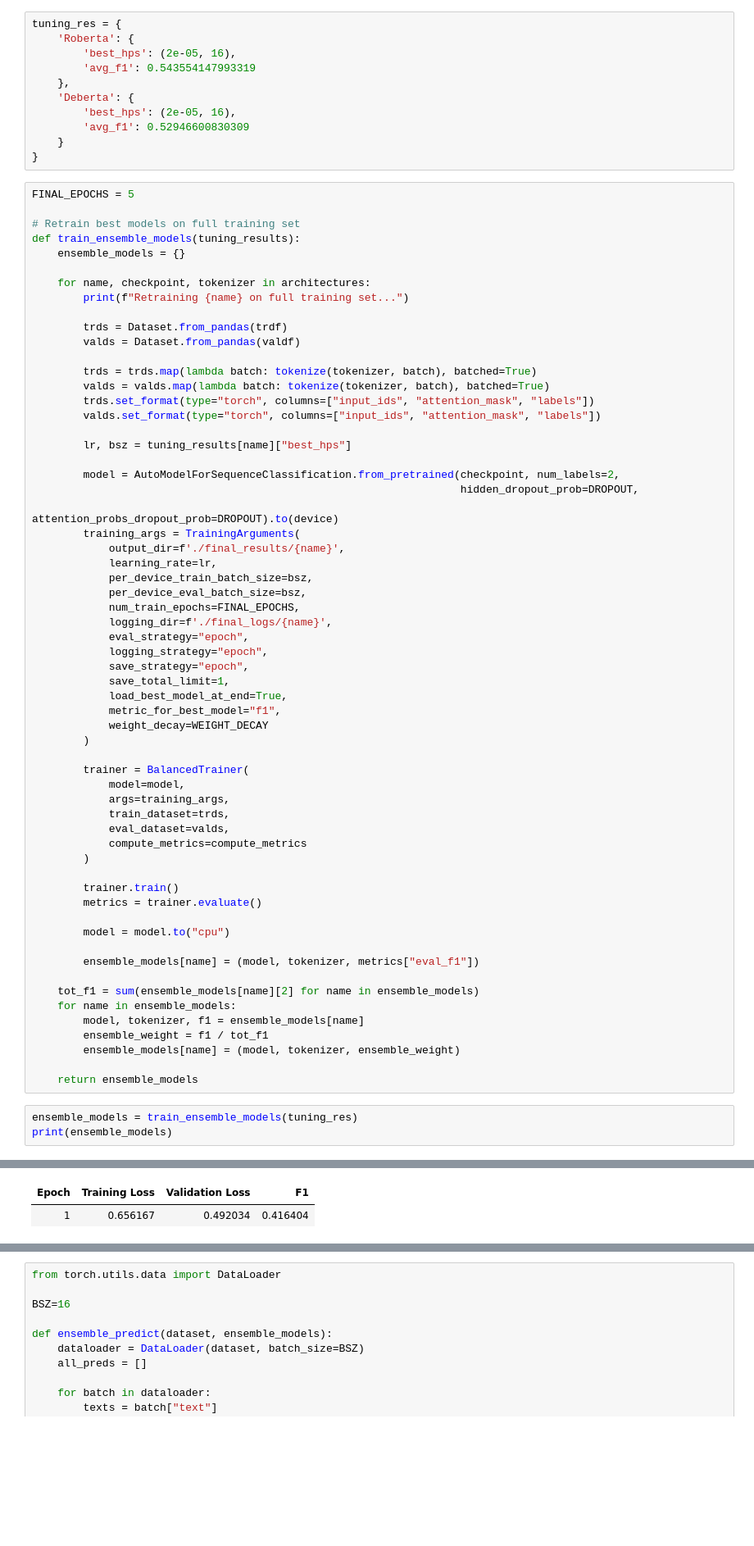
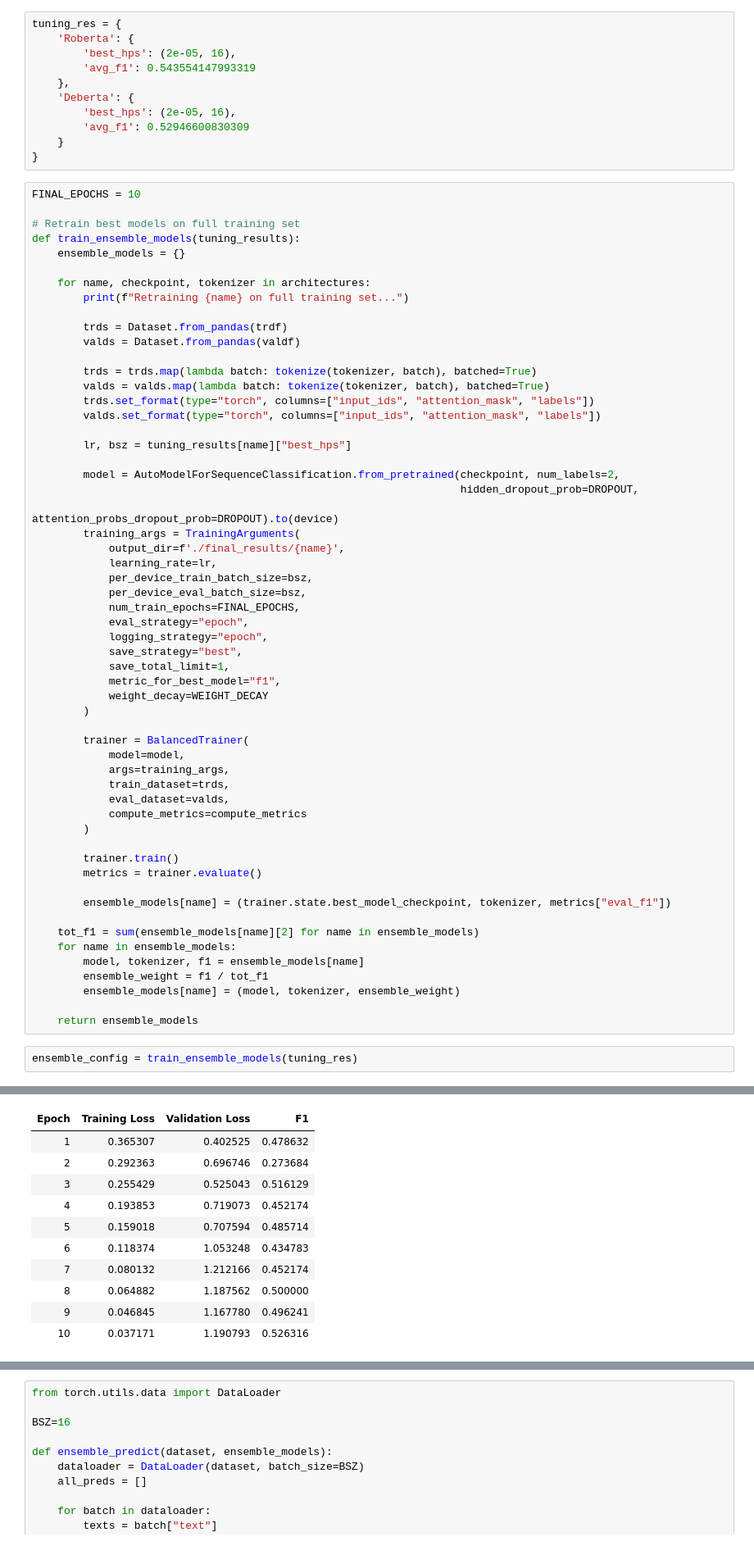
Before and after one commit to matthewalex4/nlp-cw, a Jupyter notebook: main.ipynb, the cells around one changed output, grey strips where cells are left out. Shown at 82% size. Drawn from its saved outputs; the diff is of its cells as text; blank space fills up the shorter version.

```diff
--- a/main.ipynb
+++ b/main.ipynb
@@ -352,7 +403,7 @@ tuning_res = {
     }
 }
 # %%
-FINAL_EPOCHS = 5
+FINAL_EPOCHS = 10
 
 # Retrain best models on full training set
 def train_ensemble_models(tuning_results):
@@ -380,12 +431,10 @@ def train_ensemble_models(tuning_results):
             per_device_train_batch_size=bsz,
             per_device_eval_batch_size=bsz,
             num_train_epochs=FINAL_EPOCHS,
-            logging_dir=f'./final_logs/{name}',
             eval_strategy="epoch",
             logging_strategy="epoch",
-            save_strategy="epoch",
+            save_strategy="best",
             save_total_limit=1,
-            load_best_model_at_end=True,
             metric_for_best_model="f1",
             weight_decay=WEIGHT_DECAY
         )
@@ -401,9 +450,7 @@ def train_ensemble_models(tuning_results):
         trainer.train()
         metrics = trainer.evaluate()
 
-        model = model.to("cpu")
-
-        ensemble_models[name] = (model, tokenizer, metrics["eval_f1"])
+        ensemble_models[name] = (trainer.state.best_model_checkpoint, tokenizer, metrics["eval_f1"])
 
     tot_f1 = sum(ensemble_models[name][2] for name in ensemble_models)
     for name in ensemble_models:
@@ -413,8 +460,7 @@ def train_ensemble_models(tuning_results):
 
     return ensemble_models
 # %%
-ensemble_models = train_ensemble_models(tuning_res)
-print(ensemble_models)
+ensemble_config = train_ensemble_models(tuning_res)
 # %% [output]
 Retraining Roberta on full training set...
 RobertaForSequenceClassification LOAD REPORT from: FacebookAI/roberta-base
@@ -439,2 +484,11 @@ Notes:
 | Epoch | Training Loss | Validation Loss | F1 |
-| 1 | 0.656167 | 0.492034 | 0.416404 |
+| 1 | 0.365307 | 0.402525 | 0.478632 |
+| 2 | 0.292363 | 0.696746 | 0.273684 |
+| 3 | 0.255429 | 0.525043 | 0.516129 |
+| 4 | 0.193853 | 0.719073 | 0.452174 |
+| 5 | 0.159018 | 0.707594 | 0.485714 |
+| 6 | 0.118374 | 1.053248 | 0.434783 |
+| 7 | 0.080132 | 1.212166 | 0.452174 |
+| 8 | 0.064882 | 1.187562 | 0.500000 |
+| 9 | 0.046845 | 1.167780 | 0.496241 |
+| 10 | 0.037171 | 1.190793 | 0.526316 |
```
Also changed, not shown: parts of 13 cells of this notebook, 6 other files.
